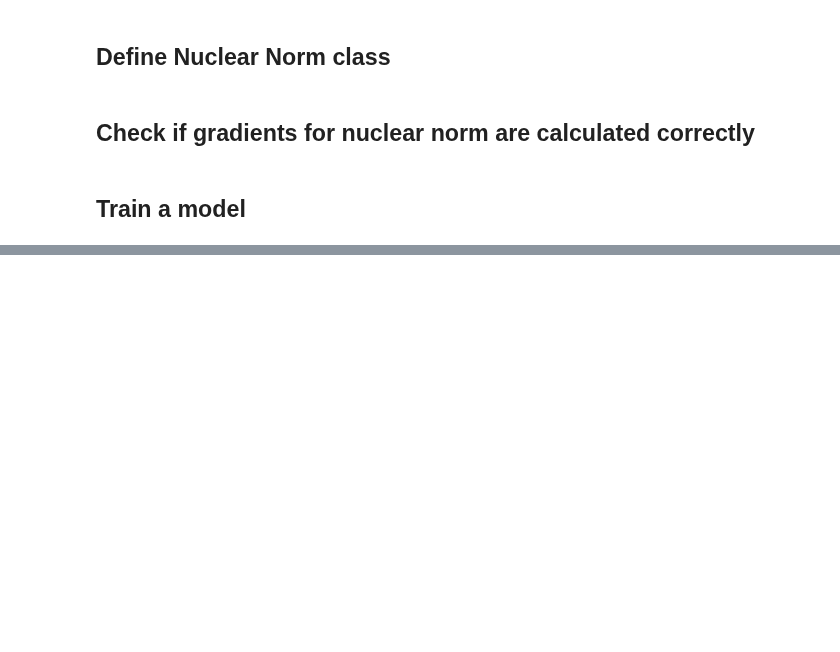
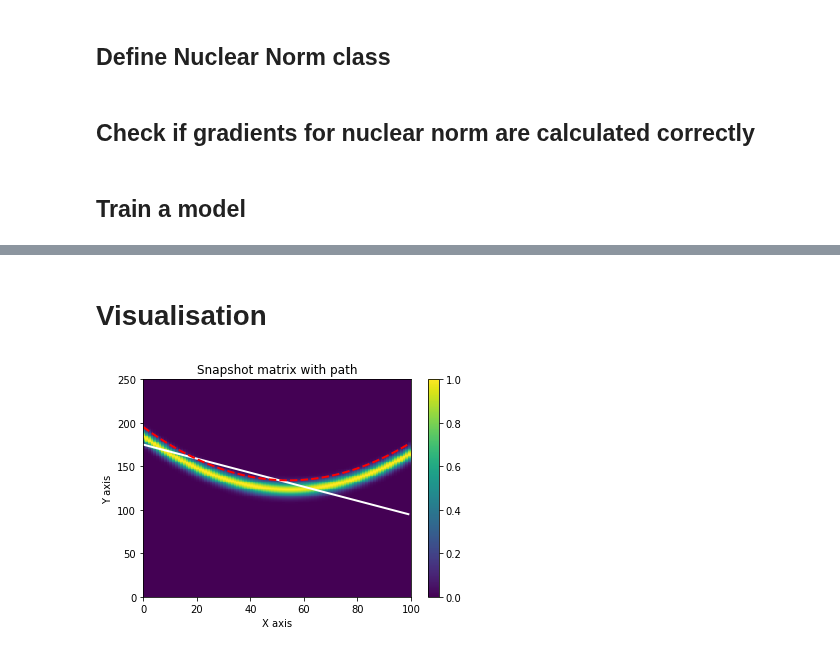
Before and after one commit to beatazor/low-rank-transport, a Jupyter notebook: notebooks/clean_shift_polynomial.ipynb, the cells around one changed output, grey strips where cells are left out. Drawn from its saved outputs; the diff is of its cells as text; code cells hidden in the pictures; blank space fills up the shorter version.

```diff
--- a/notebooks/clean_shift_polynomial.ipynb
+++ b/notebooks/clean_shift_polynomial.ipynb
@@ -372,0 +366,20 @@ Text(0.5, 1.0, 'Shifted Snapshot with initial shift T^-1(Q)')
+# %% [markdown]
+# Visualisation
+# %%
+center_of_matrix = rows / 2
+
+shift_vector_initial = center_of_matrix + initial_cs.detach().numpy()
+x_values = np.arange(cols)
+shift_vector_after_training = center_of_matrix + np.polyval(p_coefficients.detach().numpy()[::-1],t_values)
+
+plt.pcolor(qs_shifted.detach().numpy(), shading='auto')
+plt.colorbar()
+plt.plot(x_values, shift_vector_initial, 'w-', linewidth=2)
+plt.plot(x_values, shift_vector_after_training, 'r--', linewidth=2)
+
+plt.title('Snapshot matrix with path')
+plt.xlabel('X axis')
+plt.ylabel('Y axis')
+plt.show()
+# %% [output]
+[figure, added]
```
Also changed, not shown: parts of 8 cells of this notebook.
